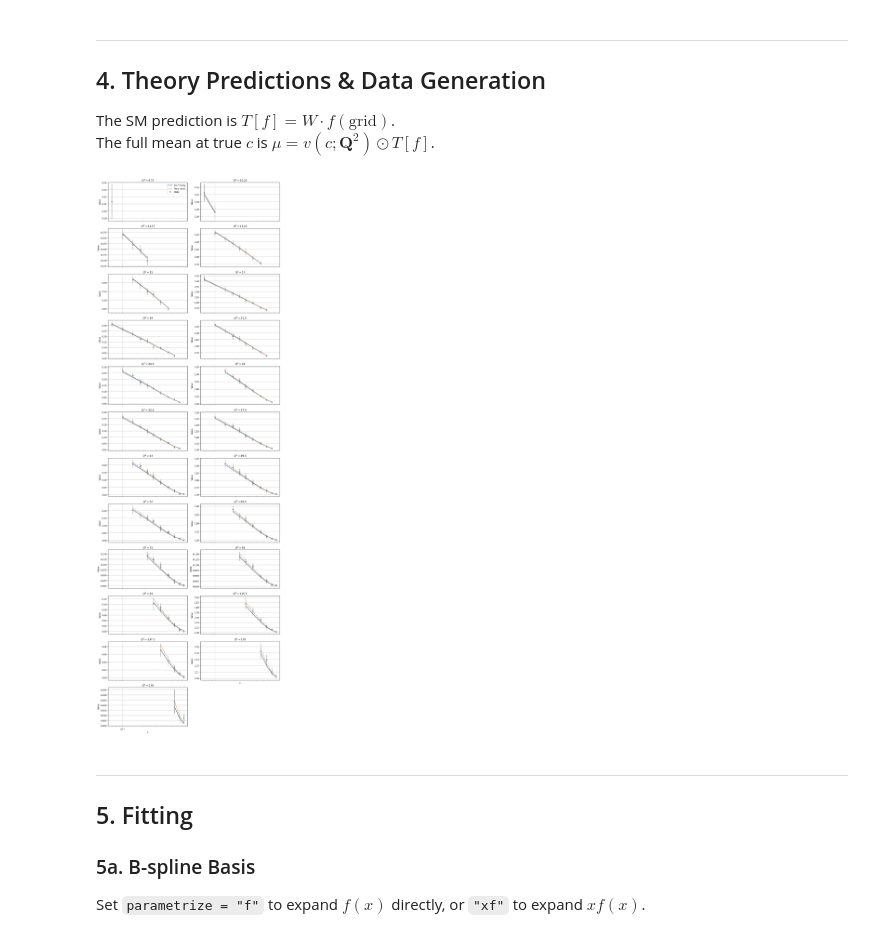
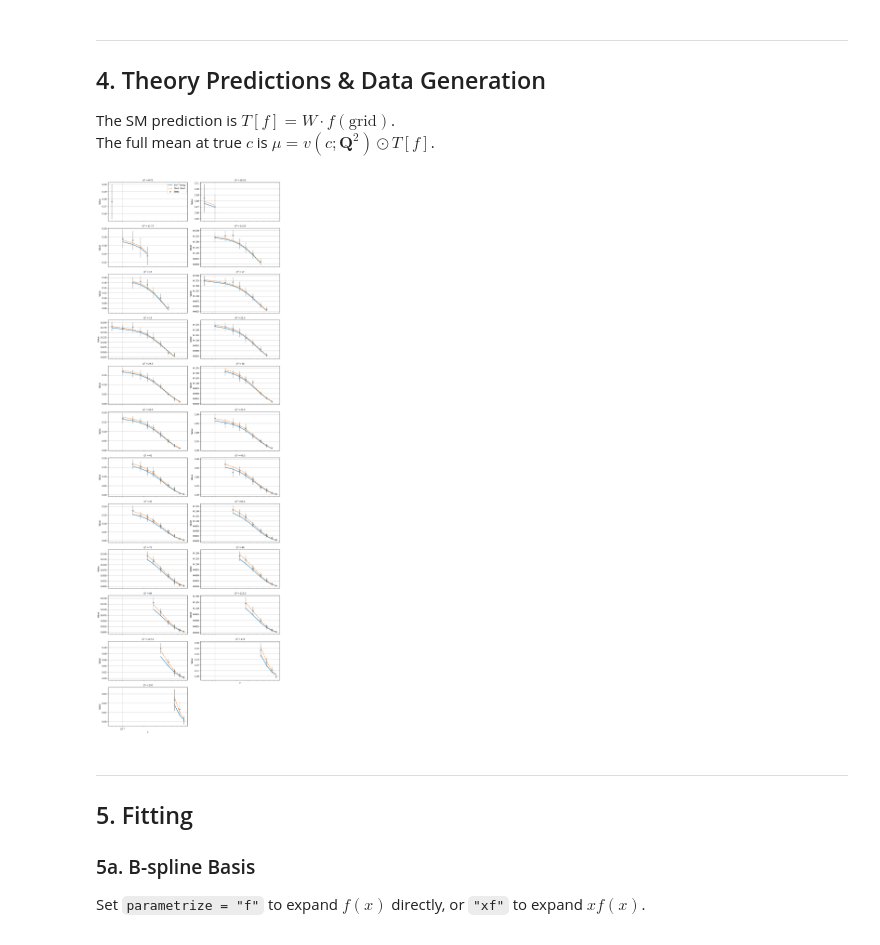
Before and after one commit to richardzhs/Semiparametric_Parameter_Estimation_PDF, a Jupyter notebook: T3_demo.ipynb, the cells around one changed output. Saved outputs shown, nothing was run; the diff lists cells and outputs as text; code cells hidden in the pictures.

```diff
--- a/T3_demo.ipynb
+++ b/T3_demo.ipynb
@@ -121,7 +134,9 @@ Q2_max  = xQ2[:, 1].max()
 
 # Wrap klin/kquad so Lambda is fixed for this experiment
 _klin  = lambda z: klin(z,  Lambda=Lambda)
-_kquad = lambda z: kquad(z, Lambda=Lambda)
+#_klin = lambda z, **kwargs: np.zeros_like(np.asarray(z, dtype=float))
+#_kquad = lambda z: kquad(z, Lambda=Lambda)
+_kquad = lambda z, **kwargs: np.zeros_like(np.asarray(z, dtype=float))
 _v_c       = lambda c, xQ2: v_c(c, xQ2, klin=_klin, kquad=_kquad)
 _v_prime_c = lambda c, xQ2: v_prime_c(c, xQ2, klin=_klin, kquad=_kquad)
 
@@ -142,10 +172,10 @@ x_max = pdf.xMax
 Q2_0  = Q0 ** 2
 
 def _uv_scalar(x, Q2):
-    return pdf.xfxQ2(2, x, Q2) / x - pdf.xfxQ2(-2, x, Q2) / x
+    return pdf.xfxQ2(2, x, Q2) / x + pdf.xfxQ2(-2, x, Q2) / x
 
 def _dv_scalar(x, Q2):
-    return pdf.xfxQ2(1, x, Q2) / x - pdf.xfxQ2(-1, x, Q2) / x
+    return pdf.xfxQ2(1, x, Q2) / x + pdf.xfxQ2(-1, x, Q2) / x
 
 uv = np.vectorize(_uv_scalar, excluded={"Q2"})
 dv = np.vectorize(_dv_scalar, excluded={"Q2"})
@@ -186,24 +216,24 @@ The full mean at true $c$ is $\mu = v(c;\mathbf{Q}^2) \odot T[f]$.
 T = T_sm_FK(f=f, W=W, grid=grid)
 
 # True Wilson coefficient and full mean
-c_true = 10
+c_true = 20
 mu     = true_mean(c=c_true, T=T, xQ2=xQ2, klin=_klin, kquad=_kquad)
 
 # Simulate one dataset
 rng = np.random.default_rng(seed=42)
 D   = rng.multivariate_normal(mean=mu, cov=Sigma)
 # %%
-plot_by_Q2(
+fig = plot_by_Q2(
     {"SM Theory": T, "True mean": mu, "Data": D},
     xQ2=xQ2, ncols=2, x_log_scale=True,
     series_styles={
         "SM Theory": dict(linestyle="-",  linewidth=2, color="C0"),
         "True mean": dict(linestyle="--", linewidth=2, color="C1"),
         "Data":      dict(kind="scatter", cov=Sigma, color="gray", s=30, alpha=0.7),
     }
 )
 # %% [output]
-[figure, old version]
+[figure, new version]
 # %% [markdown]
 ---
 ## 5. Fitting
```
Also changed, not shown: parts of 29 cells of this notebook, 1 other file.
